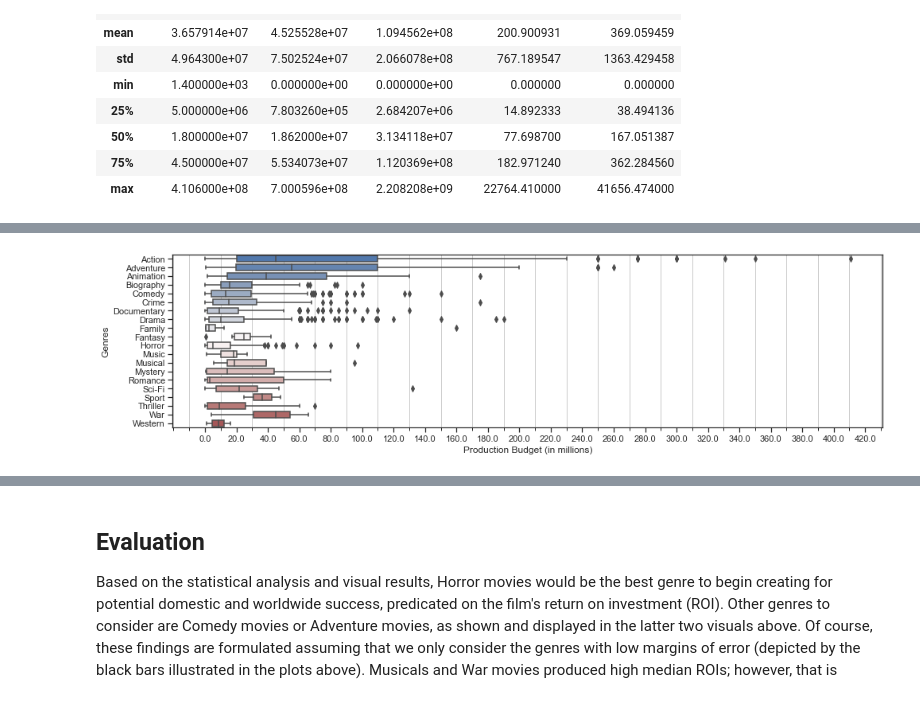
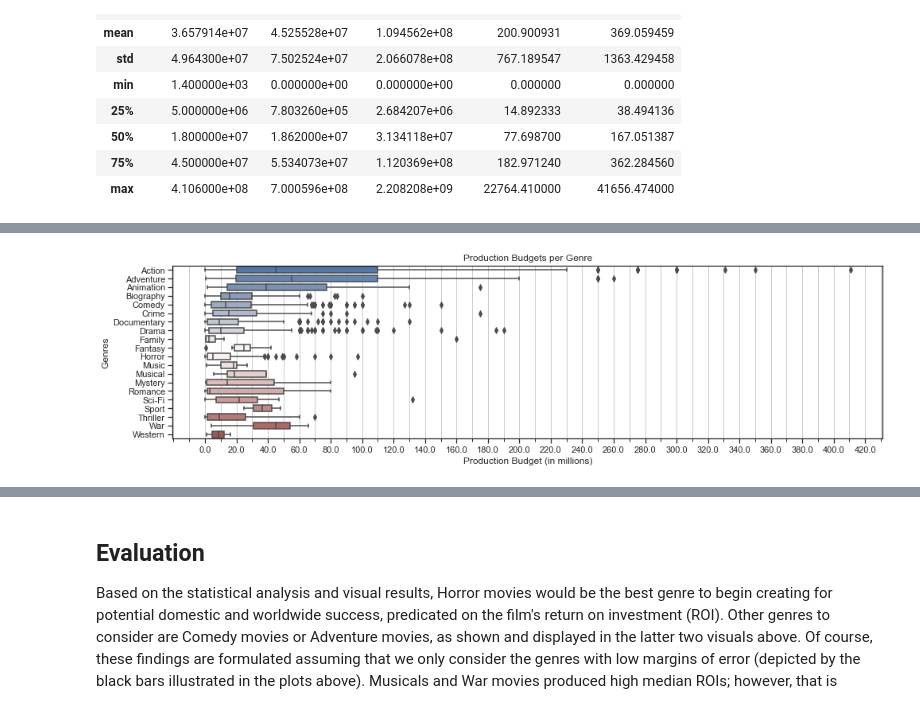
Before and after one commit to rookiescientist-andre/Microsoft-Film-Analysis, a Jupyter notebook: Microsoft Film Analysis - Notebook.ipynb, the cells around one changed output, grey strips where cells are left out. Drawn from its saved outputs; the diff is of its cells as text; code cells hidden in the pictures.

Commit message:
Touching up RegPlots and Markdowns

```diff
--- a/Microsoft Film Analysis - Notebook.ipynb
+++ b/Microsoft Film Analysis - Notebook.ipynb
@@ -384,25 +387,25 @@ This plot tells us a different story! Globally, Horror and Musical movies genera
 # %%
-# Next visuals: Genres and their Production Budgets
+# Next visual: Genres and their Production Budgets
 sns.set_theme(style="ticks")
 fig, ax = plt.subplots(figsize=(16, 4))
 
 # X axis formatter
 # Customizing X-axis scale
 def million_formatter(x, pos):
     return str(round(x / 1e6, 1))
 
 ax.xaxis.set_major_formatter(million_formatter)
 ax.set_xticks(range(0, 480000000, 20000000))
 
 # Setting minor tick marks
 from matplotlib.ticker import AutoMinorLocator
 minor_locator = AutoMinorLocator(2)
 ax.xaxis.set_minor_locator(minor_locator)
-plt.grid(which='minor')
+plt.grid(which='both')
 
-# Plotting using Seaborn & setting labels
+# Plotting boxplot using Seaborn & setting labels
 sns.boxplot(x="Production Budget", y="Genres", data=final_df.sort_values('Genres'),
-            width=.7, palette="vlag", ax=ax)
+            width=.7, palette="vlag", ax=ax).set(title='Production Budgets per Genre')
 ax.set_xlabel('Production Budget (in millions)');
 # %% [output]
-[figure, old version]
+[figure, new version]
```
Also changed, not shown: parts of 17 cells of this notebook.
